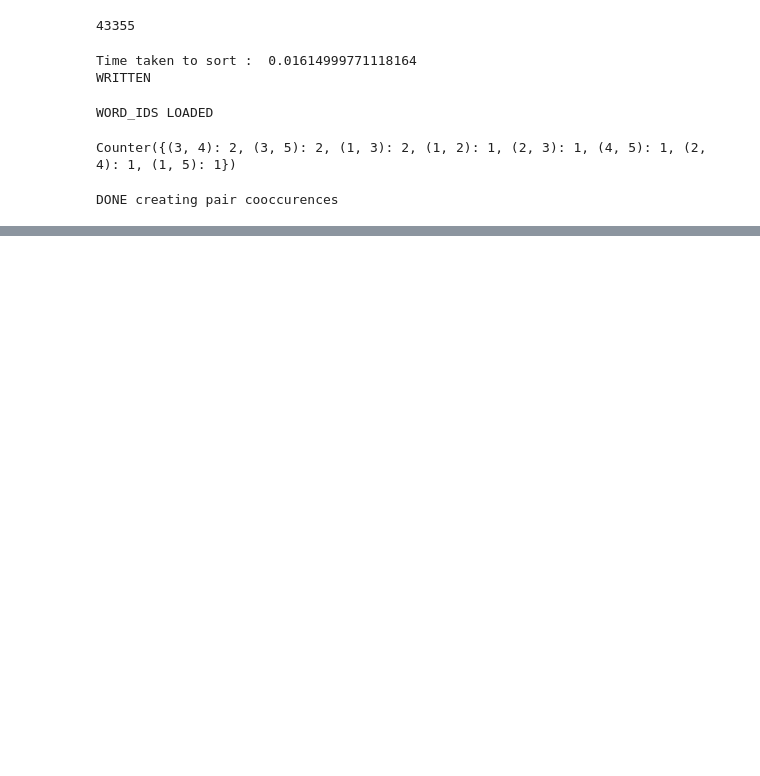
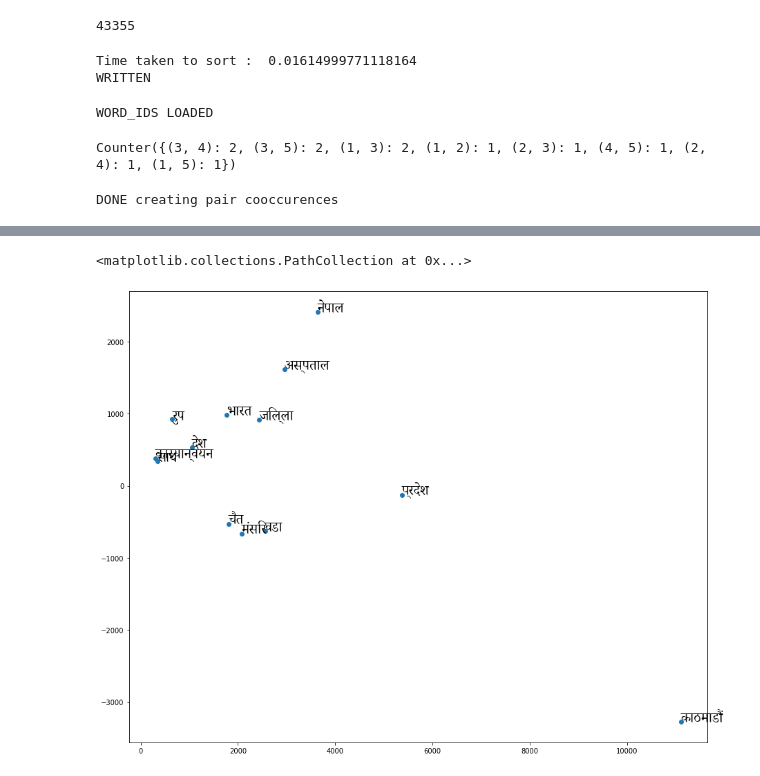
Before and after one commit to bewakes/nepali-nlp, a Jupyter notebook: Data Processing Playground.ipynb, the cells around one changed output, grey strips where cells are left out. Cells and saved outputs as stored; diff of their text form; code cells hidden in the pictures; blank space fills up the shorter version.

Commit message:
Poor result with 5000 raw dims and 8 reduced dimensions

```diff
--- a/Data Processing Playground.ipynb
+++ b/Data Processing Playground.ipynb
@@ -269,0 +283,5 @@ plt.grid(True)
+# %%
+# LOAD dim reduced data
+with open('reduced_data_ndarray.pkl', 'rb') as f:
+    data_array = pickle.load(f)
+print('data loaded')
@@ -269,0 +290,25 @@ plt.grid(True)
+# %%
+# Check for fonts
+# Source: https://jdhao.github.io/2018/04/08/matplotlib-unicode-character/
+
+from fontTools.ttLib import TTFont
+import matplotlib.font_manager as mfm
+
+def char_in_font(Unicode_char, font):
+    for cmap in font['cmap'].tables:
+        if cmap.isUnicode():
+            if ord(Unicode_char) in cmap.cmap:
+                return True
+    return False
+
+uni_char =  u"ल"
+# or uni_char = u"\u2739"
+
+font_info = [(f.fname, f.name) for f in mfm.fontManager.ttflist]
+
+for i, font in enumerate(font_info):
+    try:
+        if char_in_font(uni_char, TTFont(font[0], fontNumber=0)):
+            print(font[0], font[1])
+    except:
+        print('no font')
@@ -269,0 +333,17 @@ plt.grid(True)
+# %%
+## Add font for plotting
+plt.figure(figsize=(15, 12))
+prop = fm.FontProperties(fname='/usr/share/fonts/noto/NotoSerifDevanagari-Regular.ttf')
+# Now reduce to two dimensions and view
+svd2 = TruncatedSVD(n_components=2)
+data_2d = svd2.fit_transform(data_array)
+choosen_indices = [16, 25, 39, 44, 52, 74, 101, 121, 204, 380, 379, 374, 405]
+annotations = [word_ids_reverse[x] for x in choosen_indices]
+x = data_2d[choosen_indices, 0]
+y = data_2d[choosen_indices, 1]
+for i, label in enumerate(annotations):
+    plt.annotate(label, (x[i], y[i]), fontproperties=prop, fontsize=20)
+plt.scatter(x, y)
+# %% [output]
+<matplotlib.collections.PathCollection at 0x...>
+[figure, added]
```
Also changed, not shown: parts of 22 cells of this notebook, 3 other files.
